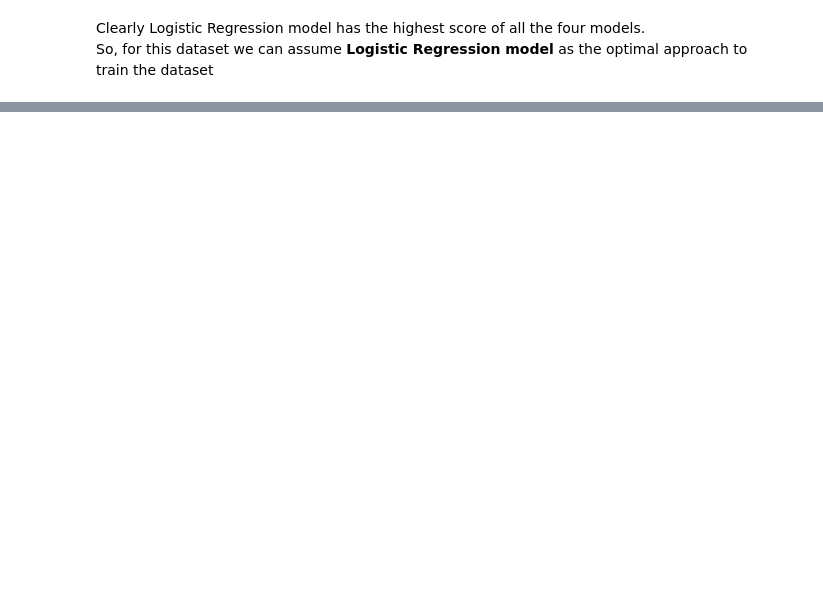
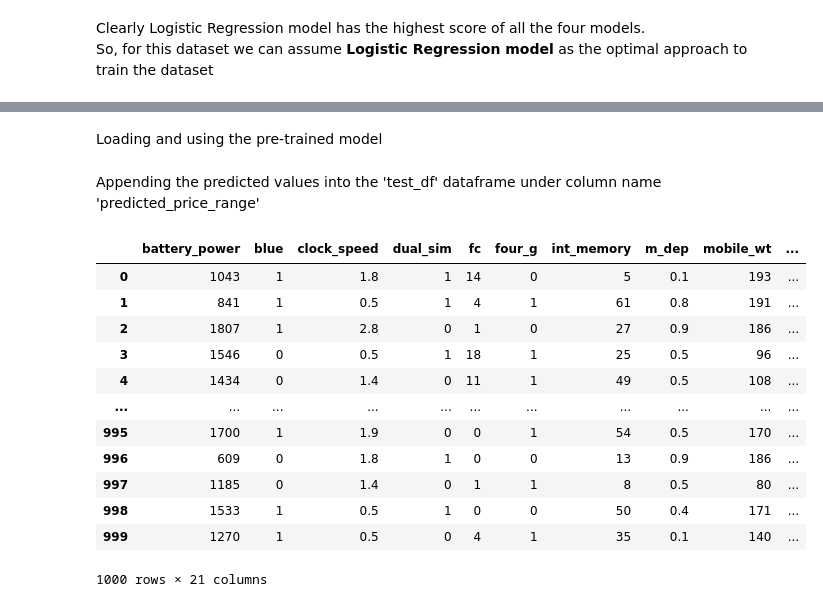
Before and after one commit to 2shashank11/Mobile-Price-Prediction, a Jupyter notebook: main.ipynb, the cells around one changed output, grey strips where cells are left out. Cells and saved outputs as stored; diff of their text form; code cells hidden in the pictures; blank space fills up the shorter version.

```diff
--- a/main.ipynb
+++ b/main.ipynb
@@ -532,0 +545,33 @@ So, for this dataset we can assume **Logistic Regression model** as the optimal
+# %%
+test_df = pd.read_csv('./test.csv')
+
+# 'X_new' contains features for prediction
+X_new = test_df
+# %% [markdown]
+Loading and using the pre-trained model
+# %%
+pretrained_model = joblib.load('model_file.pkl')
+
+# Make predictions on the new data
+predictions = pretrained_model.predict(X_new)
+# %% [markdown]
+Appending the predicted values into the 'test_df' dataframe under column name 'predicted_price_range'
+# %%
+test_df['predicted_price_range']={}
+test_df['predicted_price_range']=predictions
+# %%
+test_df
+# %% [output]
+|  | battery_power | blue | clock_speed | dual_sim | fc | four_g | int_memory | m_dep | mobile_wt | ... |
+| 0 | 1043 | 1 | 1.8 | 1 | 14 | 0 | 5 | 0.1 | 193 | ... |
+| 1 | 841 | 1 | 0.5 | 1 | 4 | 1 | 61 | 0.8 | 191 | ... |
+| 2 | 1807 | 1 | 2.8 | 0 | 1 | 0 | 27 | 0.9 | 186 | ... |
+| 3 | 1546 | 0 | 0.5 | 1 | 18 | 1 | 25 | 0.5 | 96 | ... |
+| 4 | 1434 | 0 | 1.4 | 0 | 11 | 1 | 49 | 0.5 | 108 | ... |
+| ... | ... | ... | ... | ... | ... | ... | ... | ... | ... | ... |
+| 995 | 1700 | 1 | 1.9 | 0 | 0 | 1 | 54 | 0.5 | 170 | ... |
+| 996 | 609 | 0 | 1.8 | 1 | 0 | 0 | 13 | 0.9 | 186 | ... |
+| 997 | 1185 | 0 | 1.4 | 0 | 1 | 1 | 8 | 0.5 | 80 | ... |
+| 998 | 1533 | 1 | 0.5 | 1 | 0 | 0 | 50 | 0.4 | 171 | ... |
+| 999 | 1270 | 1 | 0.5 | 0 | 4 | 1 | 35 | 0.1 | 140 | ... |
+1000 rows × 21 columns
```
Also changed, not shown: parts of 16 cells of this notebook.
